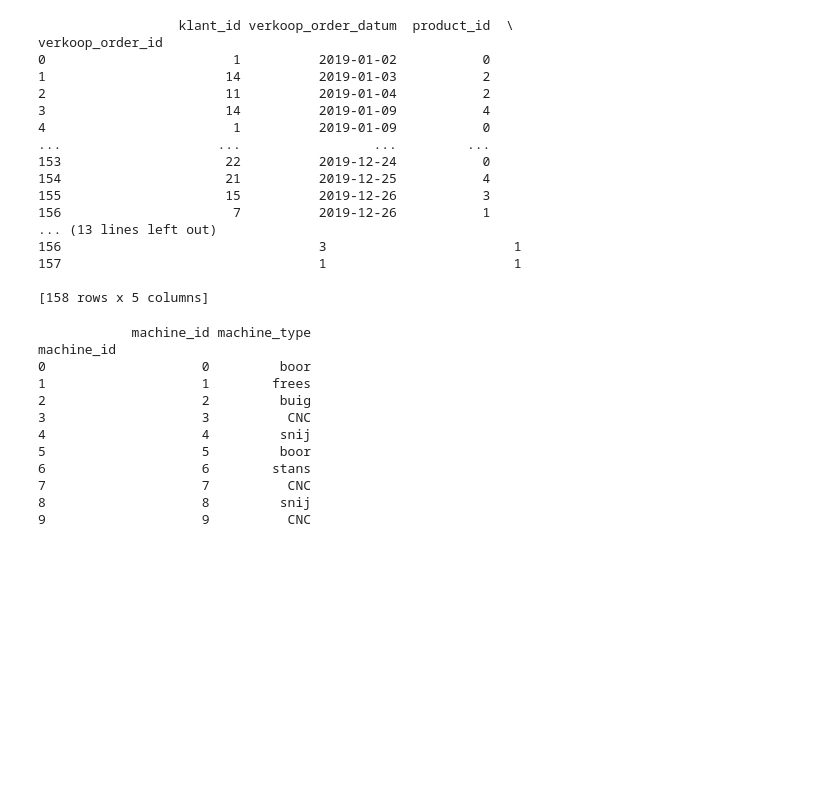
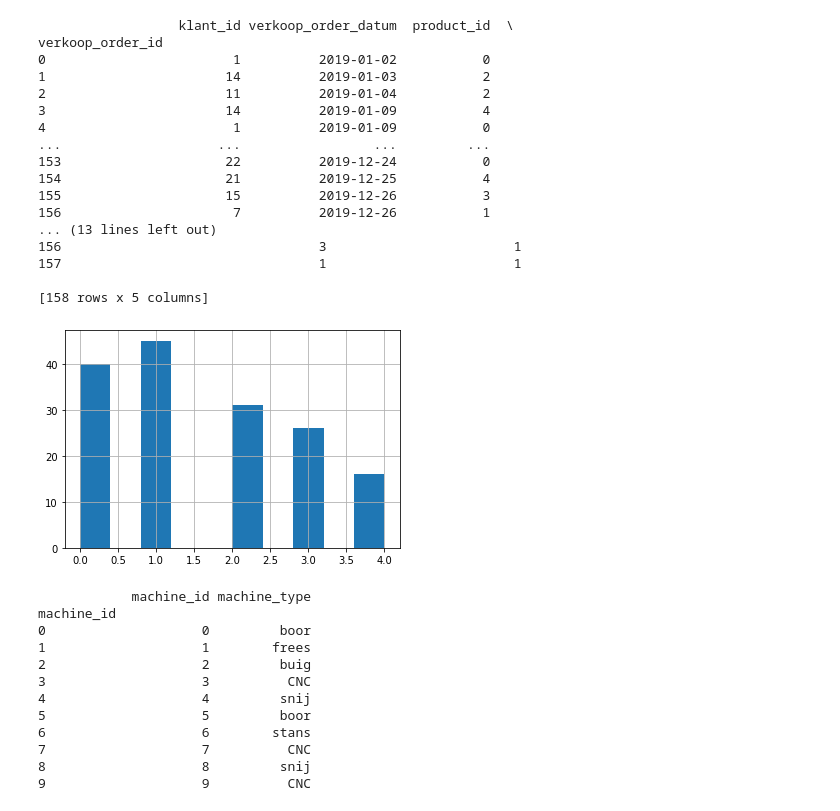
Before and after one commit to maartenor/demo-databases, a Jupyter notebook: create_dataframes.ipynb, the cells around one changed output. Cells and saved outputs as stored; diff of their text form; code cells hidden in the pictures; blank space fills up the shorter version.

```diff
--- a/create_dataframes.ipynb
+++ b/create_dataframes.ipynb
@@ -483,6 +481,14 @@ verkoop_order_id
 157                                 1                        1
 
 [158 rows x 5 columns]
+# %%
+# verkoop_order_df['product_id'] = verkoop_order_df['verkoop_order_datum'].apply(lambda x: random.randint(0,3))
+
+
+if show_intermediate_results == True:
+    verkoop_order_df['verkocht_product_id'].hist()
+# %% [output]
+[figure, added]
 # %%
 machine_data ={
     0:{'machine_type':'boor'},
```
Also changed, not shown: parts of 10 cells of this notebook, 1 other file.
